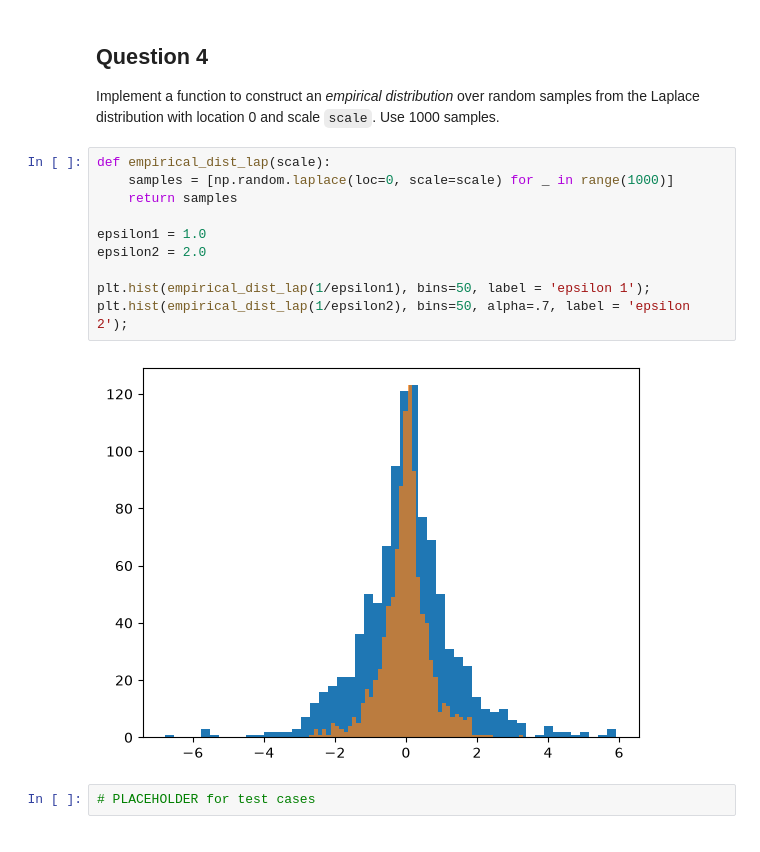
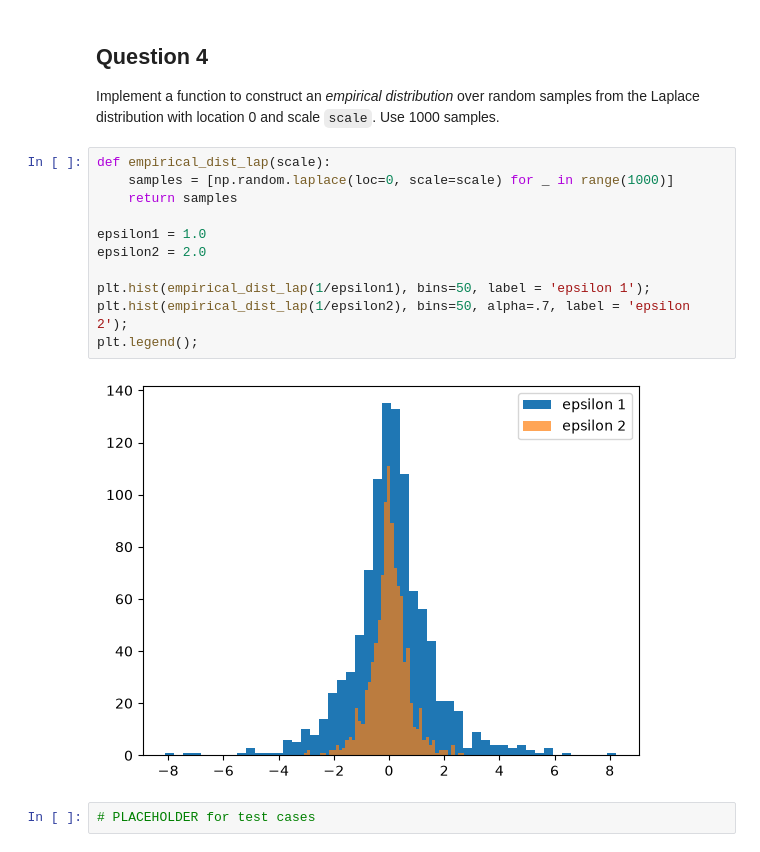
Before and after one commit to jonasgordonhemmett-tech/cs3110-data-privacy, a Jupyter notebook: exercises/CS3110_Ex_09-14-26.ipynb, the cells around one changed output. Cells and saved outputs as stored; diff of their text form.

```diff
--- a/exercises/CS3110_Ex_09-14-26.ipynb
+++ b/exercises/CS3110_Ex_09-14-26.ipynb
@@ -104,15 +106,16 @@ Implement a function to construct an *empirical distribution* over random sample
 # %%
 def empirical_dist_lap(scale):
     samples = [np.random.laplace(loc=0, scale=scale) for _ in range(1000)]
     return samples
 
 epsilon1 = 1.0
 epsilon2 = 2.0
 
 plt.hist(empirical_dist_lap(1/epsilon1), bins=50, label = 'epsilon 1');
 plt.hist(empirical_dist_lap(1/epsilon2), bins=50, alpha=.7, label = 'epsilon 2');
+plt.legend();
 # %% [output]
-[figure, old version]
+[figure, new version]
 # %%
 # PLACEHOLDER for test cases
 # %% [markdown]
```
Also changed, not shown: parts of 4 cells of this notebook, 2 other files.
